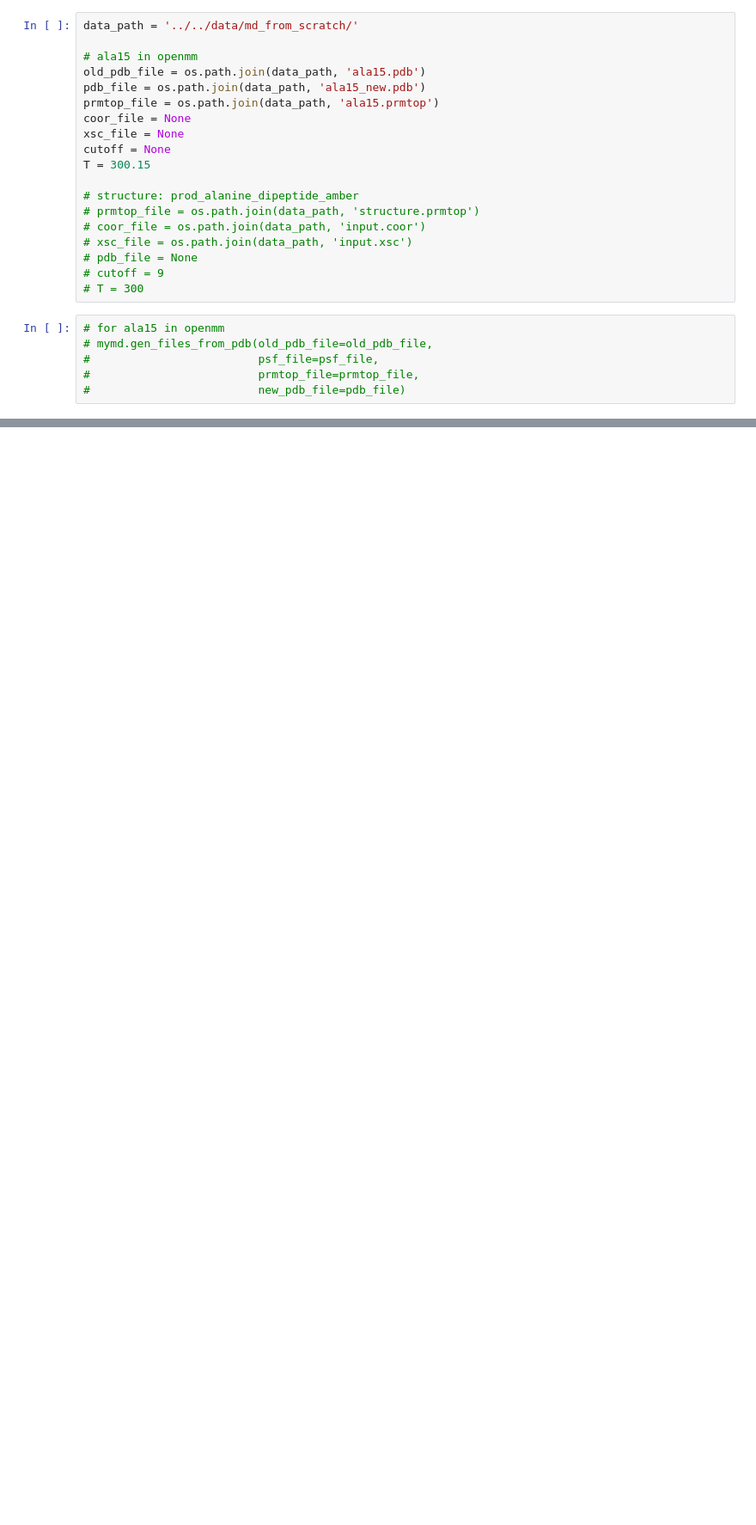
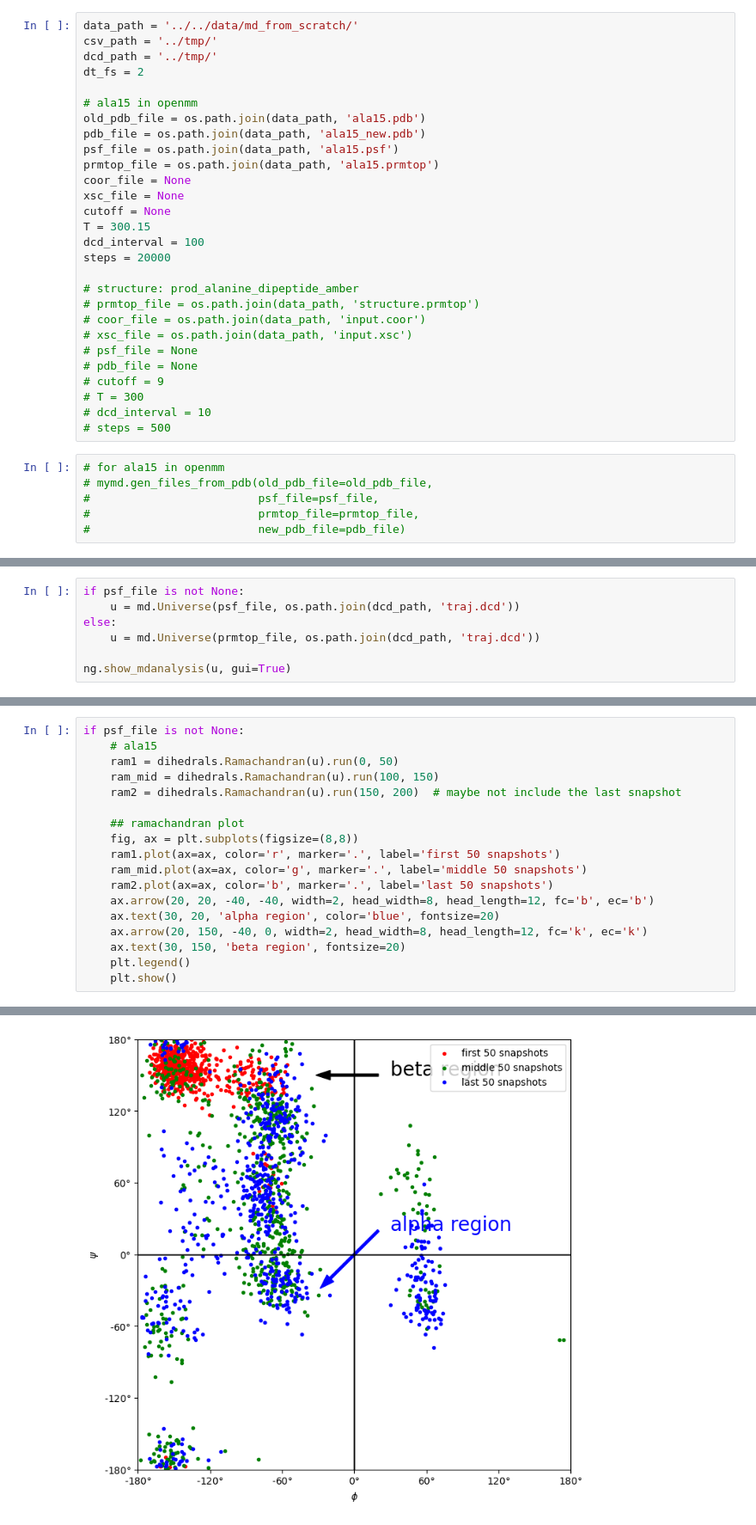
Before and after one commit to Jerry-Kwan/MSR-DynamicSimulation, a Jupyter notebook: src/md_from_scratch/test.ipynb, the cells around one changed output, grey strips where cells are left out. Shown: that part at 86% size. Cells and saved outputs as stored; diff of their text form; blank space fills up the shorter version.

```diff
--- a/src/md_from_scratch/test.ipynb
+++ b/src/md_from_scratch/test.ipynb
@@ -15,23 +21,32 @@ torch.manual_seed(seed)
 <torch._C.Generator at 0x...>
 # %%
 data_path = '../../data/md_from_scratch/'
+csv_path = '../tmp/'
+dcd_path = '../tmp/'
+dt_fs = 2
 
 # ala15 in openmm
 old_pdb_file = os.path.join(data_path, 'ala15.pdb')
 pdb_file = os.path.join(data_path, 'ala15_new.pdb')
+psf_file = os.path.join(data_path, 'ala15.psf')
 prmtop_file = os.path.join(data_path, 'ala15.prmtop')
 coor_file = None
 xsc_file = None
 cutoff = None
 T = 300.15
+dcd_interval = 100
+steps = 20000
 
 # structure: prod_alanine_dipeptide_amber
 # prmtop_file = os.path.join(data_path, 'structure.prmtop')
 # coor_file = os.path.join(data_path, 'input.coor')
 # xsc_file = os.path.join(data_path, 'input.xsc')
+# psf_file = None
 # pdb_file = None
 # cutoff = 9
 # T = 300
+# dcd_interval = 10
+# steps = 500
 # %%
 # for ala15 in openmm
 # mymd.gen_files_from_pdb(old_pdb_file=old_pdb_file,
@@ -181,0 +119,7 @@ simulation.step(600, '../tmp/')
+# %%
+if psf_file is not None:
+    u = md.Universe(psf_file, os.path.join(dcd_path, 'traj.dcd'))
+else:
+    u = md.Universe(prmtop_file, os.path.join(dcd_path, 'traj.dcd'))
+
+ng.show_mdanalysis(u, gui=True)
@@ -181,0 +130,19 @@ simulation.step(600, '../tmp/')
+# %%
+if psf_file is not None:
+    # ala15
+    ram1 = dihedrals.Ramachandran(u).run(0, 50)
+    ram_mid = dihedrals.Ramachandran(u).run(100, 150)
+    ram2 = dihedrals.Ramachandran(u).run(150, 200)  # maybe not include the last snapshot
+
+    ## ramachandran plot
+    fig, ax = plt.subplots(figsize=(8,8))
+    ram1.plot(ax=ax, color='r', marker='.', label='first 50 snapshots')
+    ram_mid.plot(ax=ax, color='g', marker='.', label='middle 50 snapshots')
+    ram2.plot(ax=ax, color='b', marker='.', label='last 50 snapshots')
+    ax.arrow(20, 20, -40, -40, width=2, head_width=8, head_length=12, fc='b', ec='b')
+    ax.text(30, 20, 'alpha region', color='blue', fontsize=20)
+    ax.arrow(20, 150, -40, 0, width=2, head_width=8, head_length=12, fc='k', ec='k')
+    ax.text(30, 150, 'beta region', fontsize=20)
+    plt.legend()
+    plt.show()
+# %% [output]
@@ -181,0 +158 @@ simulation.step(600, '../tmp/')
+[figure, added]
```
Also changed, not shown: parts of 11 cells of this notebook, 2 other files.
